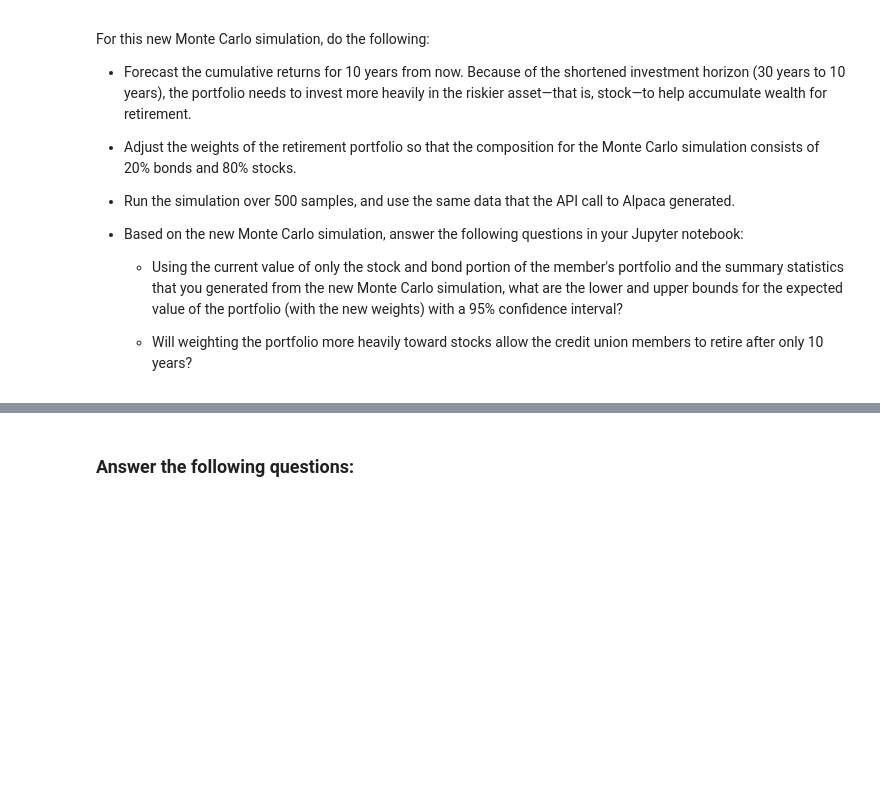
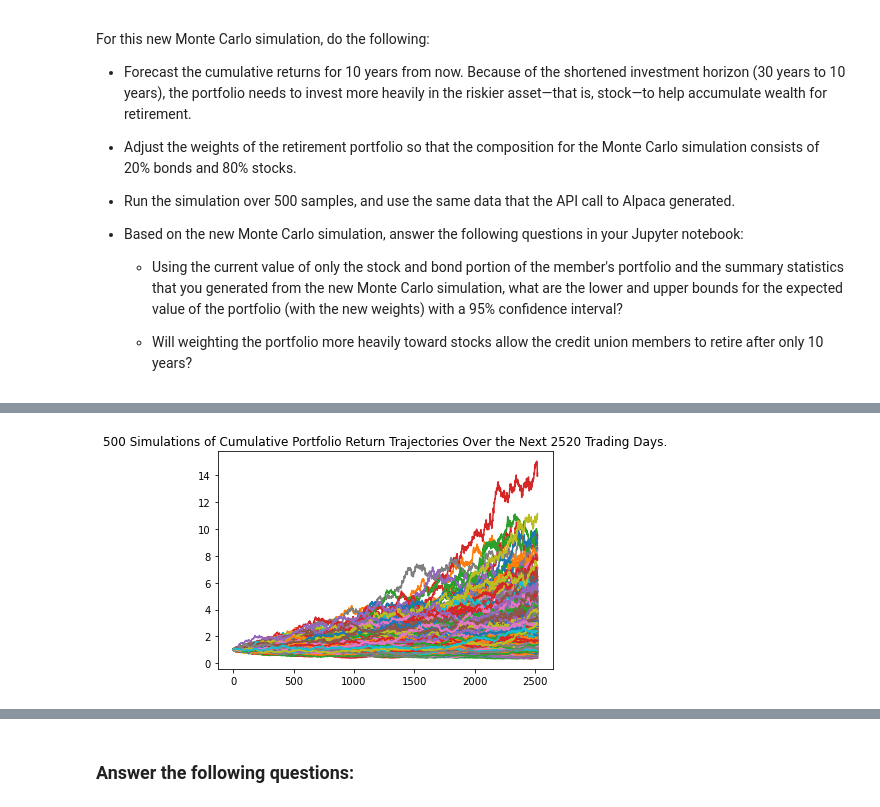
Before and after one commit to NomanZubairi/Financial-Planner, a Jupyter notebook: financial_planning_tools.ipynb, the cells around one changed output, grey strips where cells are left out. Saved outputs shown, nothing was run; the diff lists cells and outputs as text; code cells hidden in the pictures; blank space fills up the shorter version.

```diff
--- a/financial_planning_tools.ipynb
+++ b/financial_planning_tools.ipynb
@@ -604,7 +604,12 @@ For this new Monte Carlo simulation, do the following:
 # Configure a Monte Carlo simulation to forecast 10 years cumulative returns
 # The weights should be split 20% to AGG and 80% to SPY.
 # Run 500 samples.
-# YOUR CODE HERE
+MC_stocks_10 = MCSimulation(
+    portfolio_data = df_portfolio_MC,
+    weights = [.8, .2],
+    num_simulation = 500,
+    num_trading_days = 252*10
+)
 
 # Review the simulation input data
-# YOUR CODE HERE
+MC_stocks_10.portfolio_data.head()
@@ -614,7 +670,9 @@ For this new Monte Carlo simulation, do the following:
 # %%
 # Visualize the 10-year Monte Carlo simulation by creating an
 # overlay line plot
-# YOUR CODE HERE
+MC_stocks_10_line_plot = MC_stocks_10.plot_simulation()
+# %% [output]
+[figure, added]
 # %%
 # Visualize the probability distribution of the 10-year Monte Carlo simulation
 # by plotting a histogram
```
Also changed, not shown: parts of 6 cells of this notebook.
